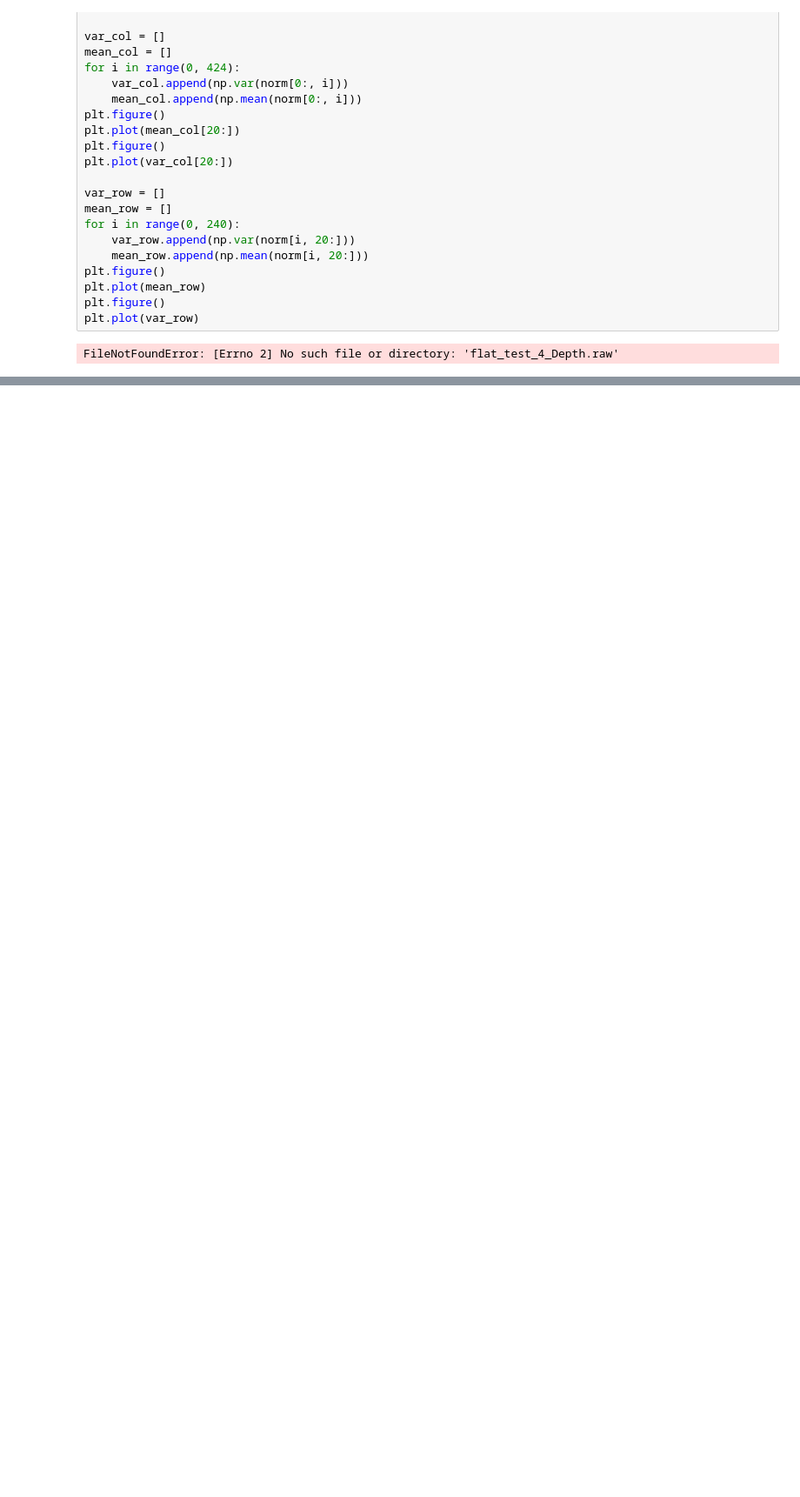
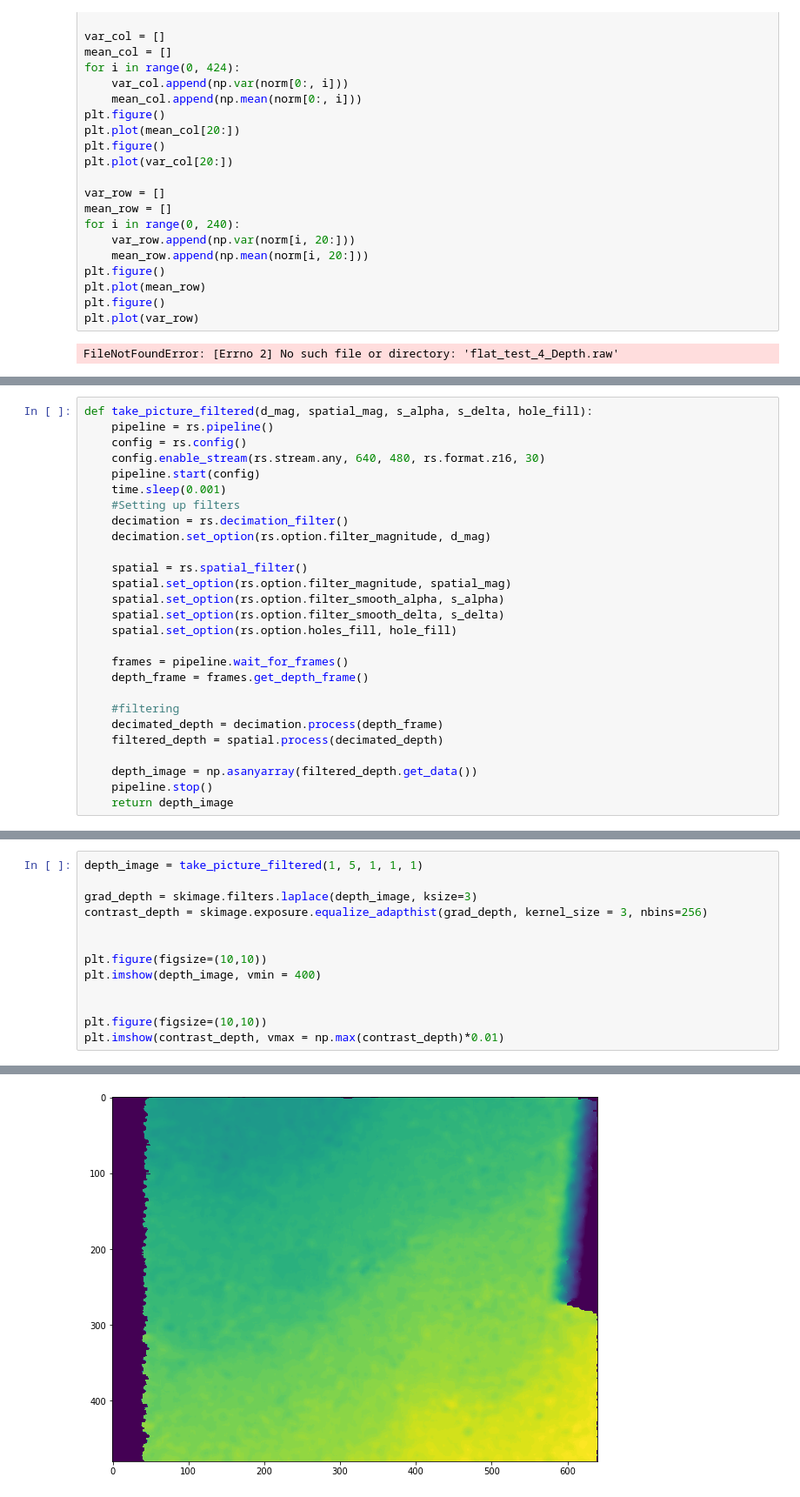
Before and after one commit to zwinkler/Automated-BCS, a Jupyter notebook: Camera Specs.ipynb, the cells around one changed output, grey strips where cells are left out. Shown: that part at 87% size. Cells and saved outputs as stored; diff of their text form; blank space fills up the shorter version.

```diff
--- a/Camera Specs.ipynb
+++ b/Camera Specs.ipynb
@@ -142,0 +148,27 @@ plt.imshow(depth_image)
+# %%
+def take_picture_filtered(d_mag, spatial_mag, s_alpha, s_delta, hole_fill):
+    pipeline = rs.pipeline()
+    config = rs.config()
+    config.enable_stream(rs.stream.any, 640, 480, rs.format.z16, 30)
+    pipeline.start(config)
+    time.sleep(0.001)
+    #Setting up filters
+    decimation = rs.decimation_filter()
+    decimation.set_option(rs.option.filter_magnitude, d_mag)
+
+    spatial = rs.spatial_filter()
+    spatial.set_option(rs.option.filter_magnitude, spatial_mag)
+    spatial.set_option(rs.option.filter_smooth_alpha, s_alpha)
+    spatial.set_option(rs.option.filter_smooth_delta, s_delta)
+    spatial.set_option(rs.option.holes_fill, hole_fill)
+
+    frames = pipeline.wait_for_frames()
+    depth_frame = frames.get_depth_frame()
+
+    #filtering
+    decimated_depth = decimation.process(depth_frame)
+    filtered_depth = spatial.process(decimated_depth)
+
+    depth_image = np.asanyarray(filtered_depth.get_data())
+    pipeline.stop()
+    return depth_image
@@ -142,0 +202,14 @@ plt.imshow(depth_image)
+# %%
+depth_image = take_picture_filtered(1, 5, 1, 1, 1)
+
+grad_depth = skimage.filters.laplace(depth_image, ksize=3)
+contrast_depth = skimage.exposure.equalize_adapthist(grad_depth, kernel_size = 3, nbins=256)
+
+
+plt.figure(figsize=(10,10))
+plt.imshow(depth_image, vmin = 400)
+
+
+plt.figure(figsize=(10,10))
+plt.imshow(contrast_depth, vmax = np.max(contrast_depth)*0.01)
+# %% [output]
@@ -142,0 +217 @@ plt.imshow(depth_image)
+[figure, added]
```
Also changed, not shown: parts of 4 cells of this notebook, 1 other file.
